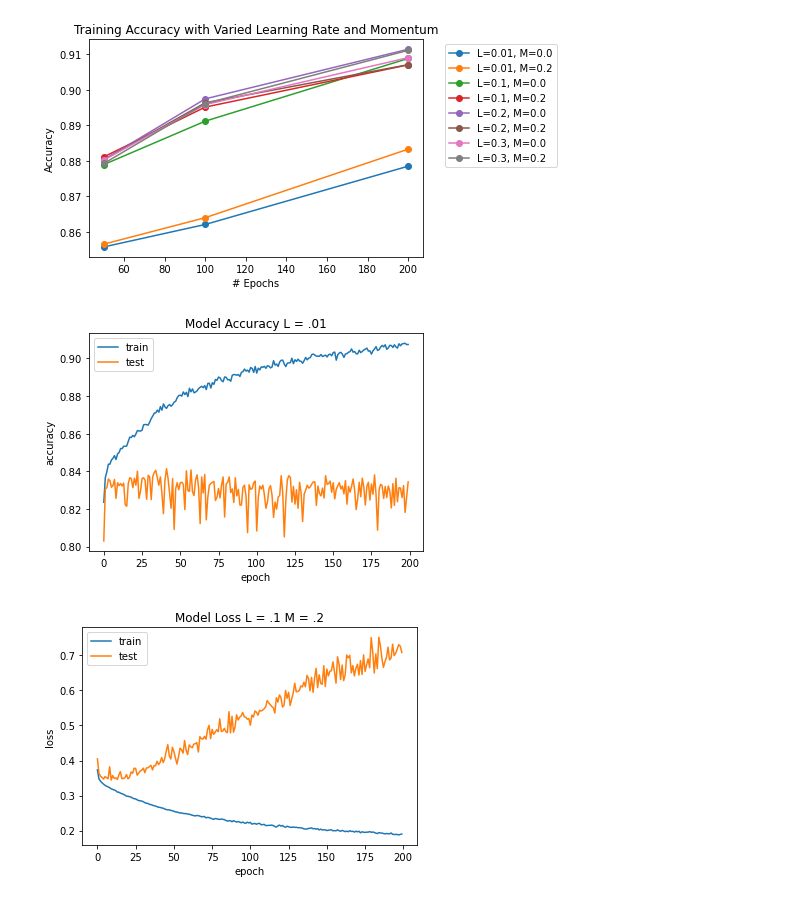
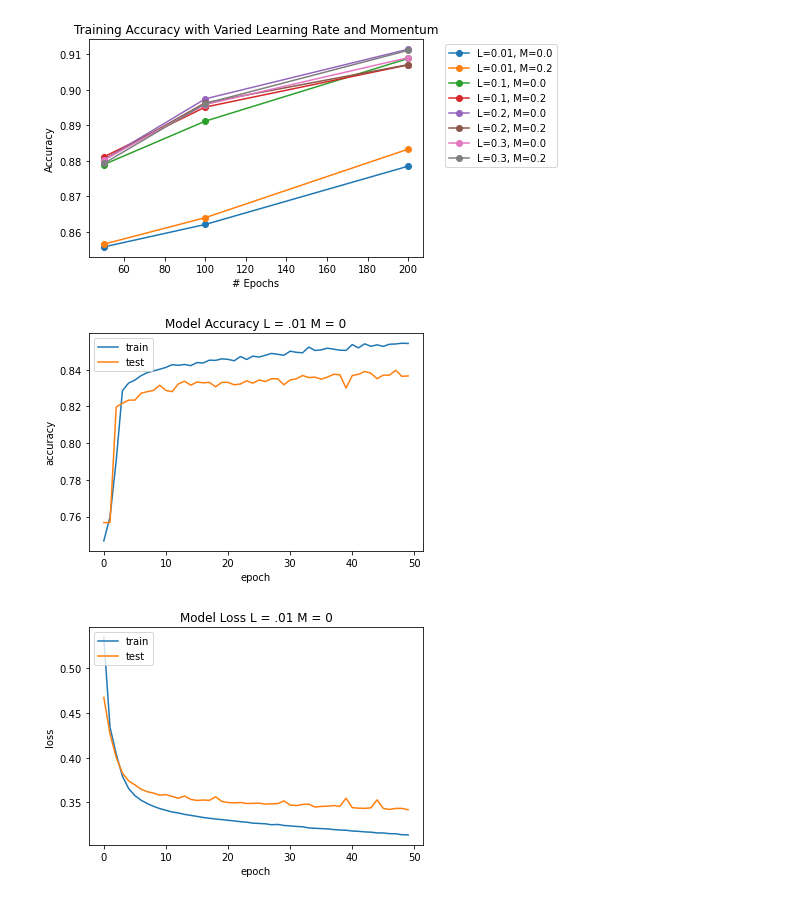
Before and after one commit to eugeneoh/CS7641, a Jupyter notebook: adult_ann.ipynb, the cells around one changed output. Saved outputs shown, nothing was run; the diff lists cells and outputs as text; code cells hidden in the pictures.

```diff
--- a/adult_ann.ipynb
+++ b/adult_ann.ipynb
@@ -110,23 +116,23 @@ plt.show()
 # %% [output]
 [figure]
 # %%
-history_input_len_ft = joblib.load("saved_ann_results/adult_ann_input_len_features_history_LR_.1_M_.2.pkl")
+history_input_len_ft = joblib.load("saved_ann_results/adult_ann_input_len_features_history_LR_.01_M_0.pkl")
 # %%
 plt.plot(history_input_len_ft['accuracy'])
 plt.plot(history_input_len_ft['val_accuracy'])
-plt.title('Model Accuracy L = .01')
+plt.title('Model Accuracy L = .01 M = 0')
 plt.ylabel('accuracy')
 plt.xlabel('epoch')
 plt.legend(['train', 'test'], loc='upper left')
 plt.show()
 # summarize history for loss
 plt.plot(history_input_len_ft['loss'])
 plt.plot(history_input_len_ft['val_loss'])
-plt.title('Model Loss L = .1 M = .2')
+plt.title('Model Loss L = .01 M = 0')
 plt.ylabel('loss')
 plt.xlabel('epoch')
 plt.legend(['train', 'test'], loc='upper left')
 plt.show()
 # %% [output]
-[figure, old version]
+[figure, new version]
-[figure, old version]
+[figure, new version]
```
Also changed, not shown: parts of 5 cells of this notebook, 16 other files.
